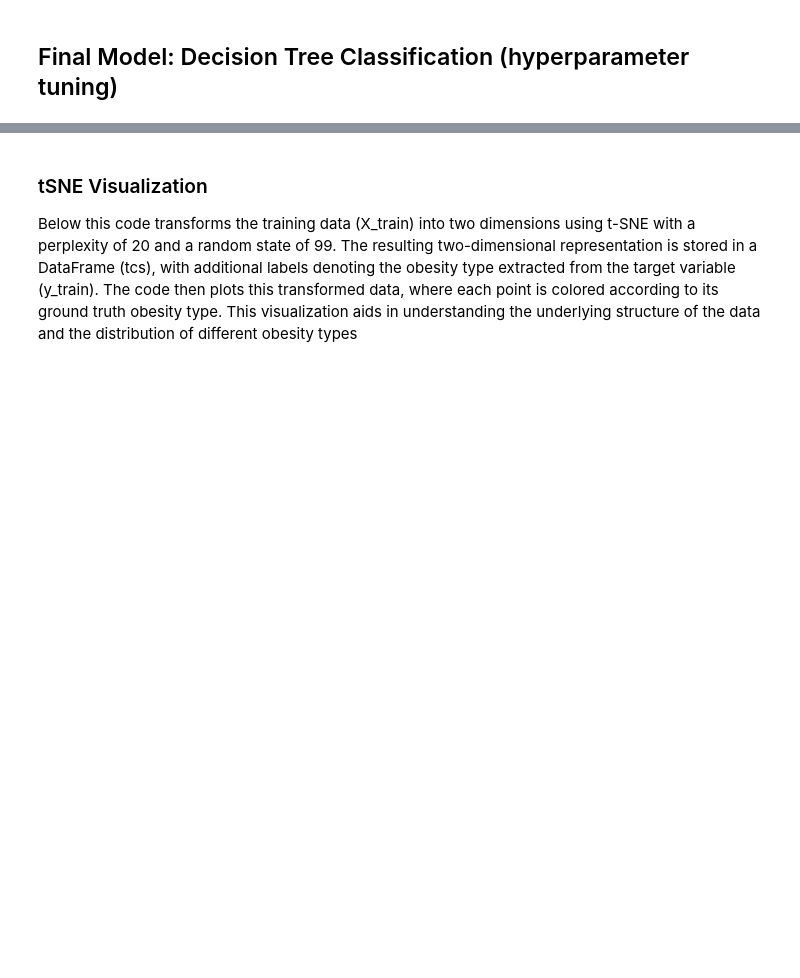
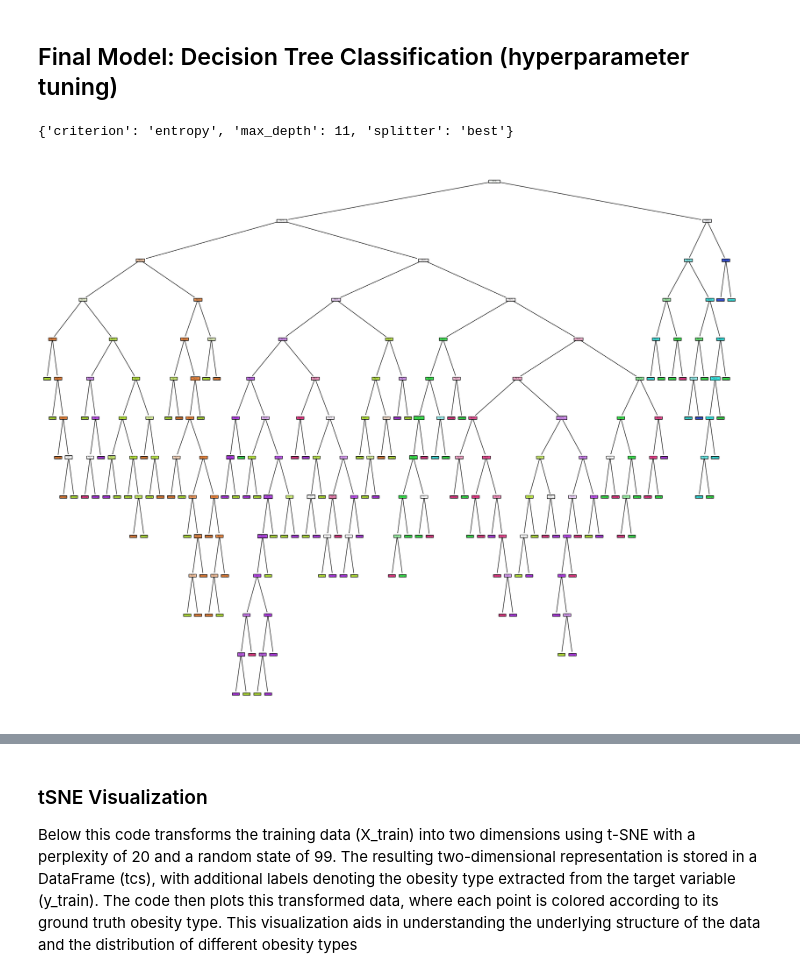
Before and after one commit to pallavigkwd/COGS118BGroup, a Jupyter notebook: FinalProject_groupXXX.ipynb, the cells around one changed output, grey strips where cells are left out. Cells and saved outputs as stored; diff of their text form; code cells hidden in the pictures; blank space fills up the shorter version.

```diff
--- a/FinalProject_groupXXX.ipynb
+++ b/FinalProject_groupXXX.ipynb
@@ -181,12 +184,21 @@ $$ a = \frac{TP + TN}{TP + TN + FP + FN}$$
 We believe that a model that will produce an accuracy score that is higher than 0.7 will prove that our classification model is able to produce valuable results.
 # %% [markdown]
 # Results
+# %%
+# extracting our features and labels, split the dataset into training and testing data
+X = cleaned_df.drop('NObeyesdad', axis=1)
+y = cleaned_df['NObeyesdad']
+
+X_train, X_test, y_train, y_test = train_test_split(
+    X, y, test_size=0.2, random_state=0)
 # %% [markdown]
 ## Baseline Model: Decision Tree Classification (no hyperparameter tuning)
-# %%
-X = Cleaned_Data
-y = y
-
-# split the dataset
-X_train, X_test, y_train, y_test = train_test_split(
-    X, y, test_size=0.2, random_state=0)
+# %%
+# initialize baseline model decision tree classifier
+base_dt = DecisionTreeClassifier()
+
+base_dt.fit(X_train, y_train)
+
+base_preds = base_dt.predict(X_test)
+
+print(classification_report(y_test, base_preds))
@@ -193,2 +221,27 @@ X_train, X_test, y_train, y_test = train_test_split(
 # %% [markdown]
 ## Final Model: Decision Tree Classification (hyperparameter tuning)
+# %%
+# initialize decision tree classifier to find best hyperparameters
+dt = DecisionTreeClassifier()
+
+# initialize GridSearchCV object for hyperparameter tuning and cross validation
+param_grid = {'criterion': ['gini', 'entropy'],
+              'splitter': ['best', 'random'],
+              'max_depth': np.arange(5, 20)}
+
+gridSearch = GridSearchCV(dt, param_grid=param_grid, cv=5)
+
+gridSearch.fit(X_train, y_train)
+
+gridSearch.best_params_
+# %% [output]
+{'criterion': 'entropy', 'max_depth': 11, 'splitter': 'best'}
+# %%
+# visualization of baseline decision tree classifier
+fig = plt.figure(figsize=(25,20))
+_ = tree.plot_tree(base_dt,
+                   feature_names=X.columns,
+                   class_names=y,
+                   filled=True)
+# %% [output]
+[figure, added]
```
Also changed, not shown: parts of 21 cells of this notebook.
